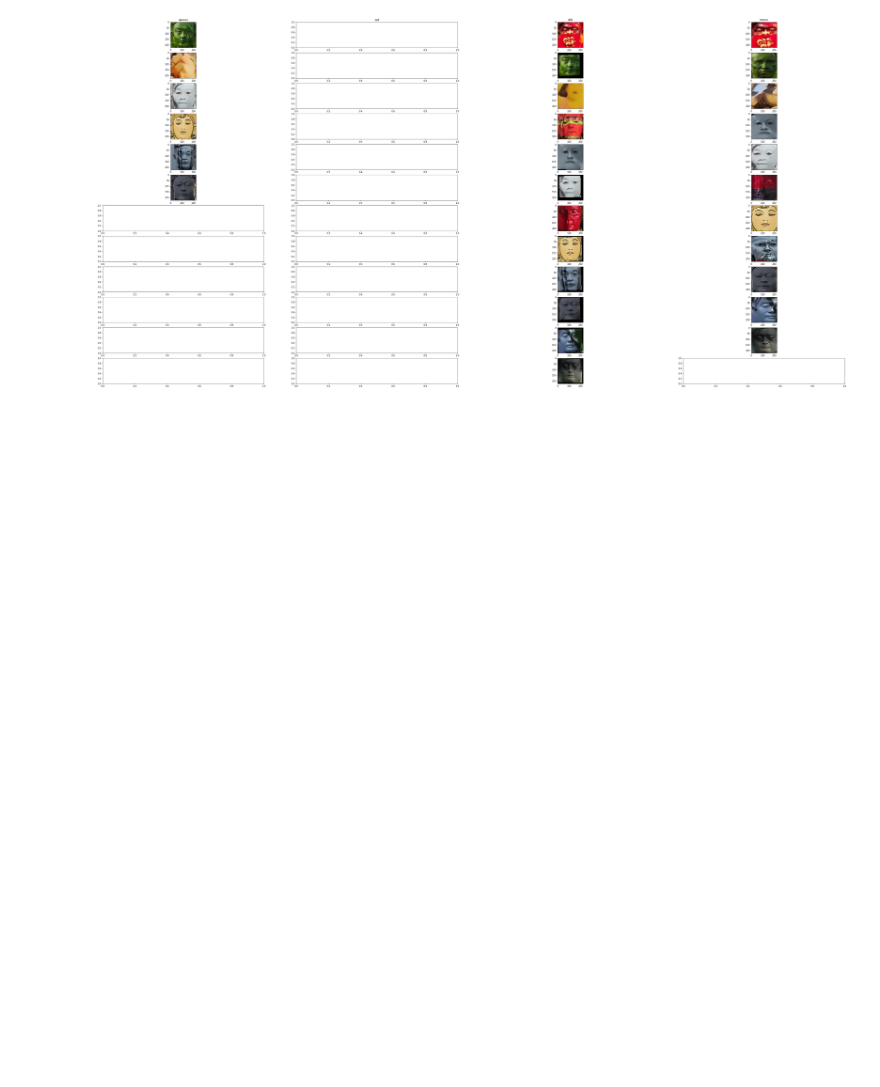
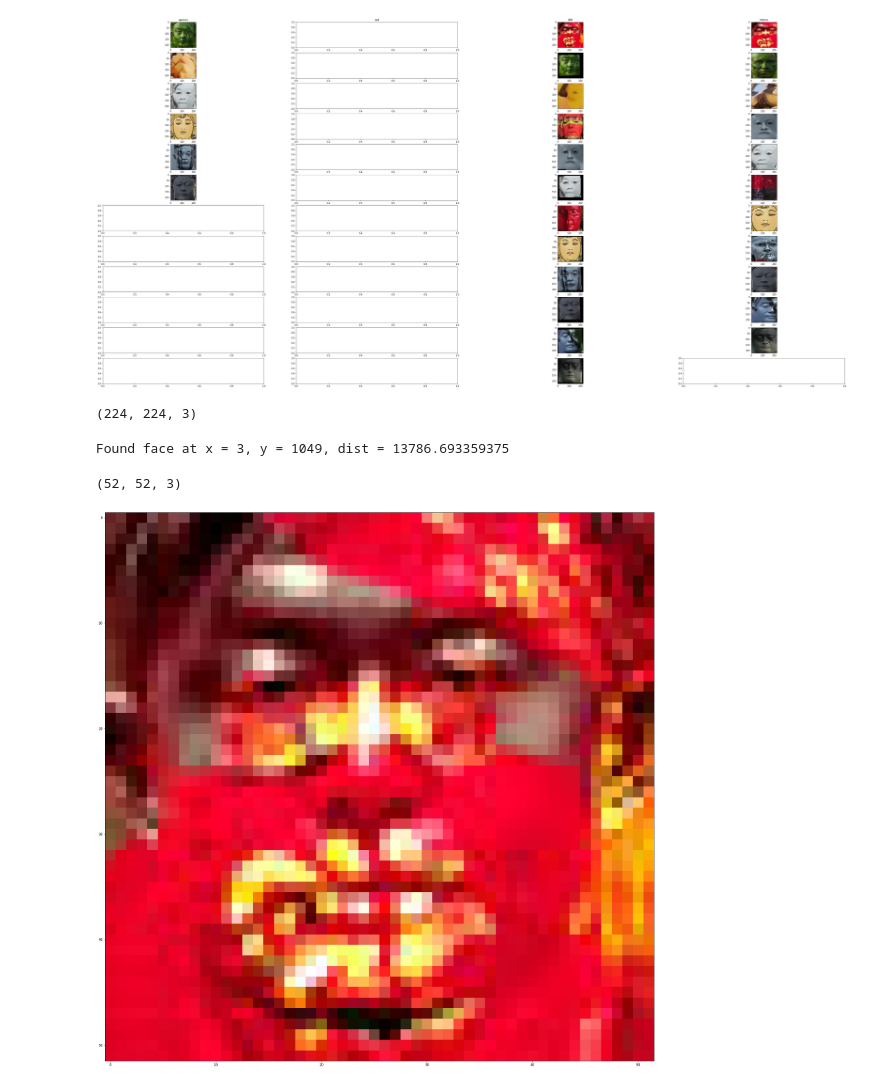
Before and after one commit to HsingTang/ece588-f20-invisible-man, a Jupyter notebook: src/test_face_detection.ipynb, the cells around one changed output. Drawn from its saved outputs; the diff is of its cells as text; code cells hidden in the pictures; blank space fills up the shorter version.

```diff
--- a/src/test_face_detection.ipynb
+++ b/src/test_face_detection.ipynb
@@ -145,0 +114,4 @@ for i in range(len(backends)):
+# %%
+print(all_faces[0][0].shape)
+# %% [output]
+(224, 224, 3)
@@ -145,0 +136,15 @@ for i in range(len(backends)):
+# %%
+img = cv2.imread(path + '00.jpg')
+face_rgb = all_faces[2][0]
+face_bgr = face_rgb[:,:,::-1] # rgb to bgr
+x,y,w,h,dist = locate_face(face_bgr, img)
+print(f'Found face at x = {x}, y = {y}, dist = {dist}')
+# %% [output]
+Found face at x = 3, y = 1049, dist = 13786.693359375
+# %%
+face_raw = functions.detect_face(img, 'dlib')
+plt.imshow(face_raw[:,:,::-1])
+print(face_raw.shape)
+# %% [output]
+(52, 52, 3)
+[figure, added]
```
Also changed, not shown: parts of 9 cells of this notebook, 28 other files.
